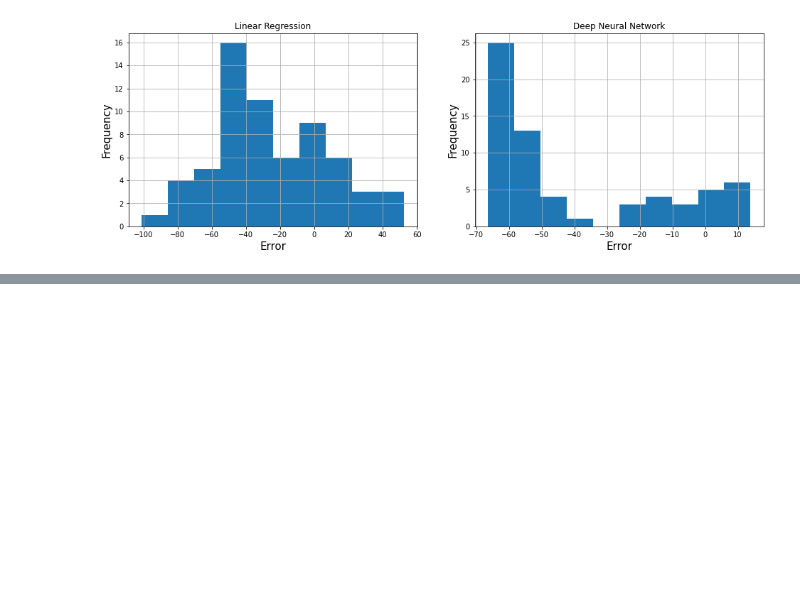
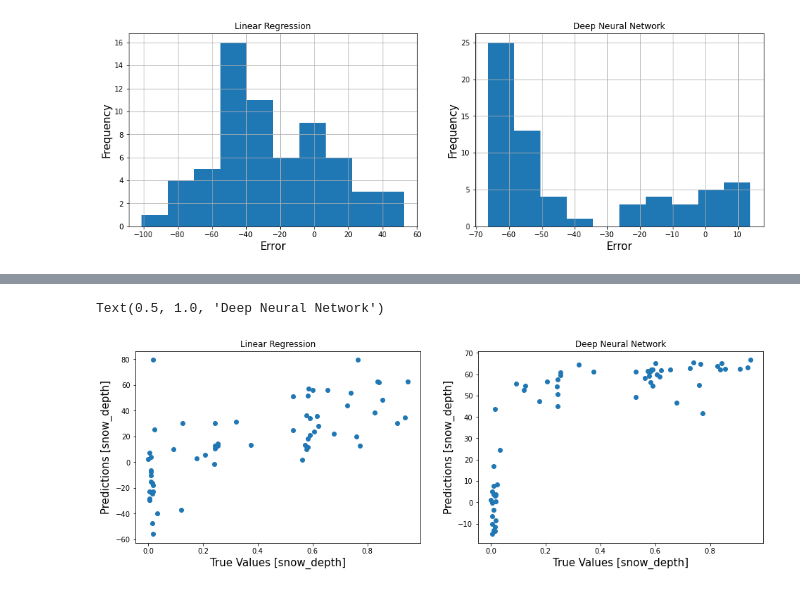
Before and after one commit to snowex-hackweek/cam-learning, a Jupyter notebook: notebooks/regression_snowdepth_camera.ipynb, the cells around one changed output, grey strips where cells are left out. Cells and saved outputs as stored; diff of their text form; code cells hidden in the pictures; blank space fills up the shorter version.

```diff
--- a/notebooks/regression_snowdepth_camera.ipynb
+++ b/notebooks/regression_snowdepth_camera.ipynb
@@ -616,0 +753,17 @@ Text(0.5, 1.0, 'Deep Neural Network')
+# %%
+fa = plt.figure(figsize=(16,5))
+plt.subplot(1,2,1)
+plt.scatter(prediction_df['Observed'],prediction_df['LR'])
+plt.xlabel('True Values [snow_depth]', fontsize=15)
+plt.ylabel('Predictions [snow_depth]', fontsize=15)
+plt.title("Linear Regression")
+
+
+plt.subplot(1,2,2)
+plt.scatter(prediction_df['Observed'],prediction_df['DNN'])
+plt.xlabel('True Values [snow_depth]', fontsize=15)
+plt.ylabel('Predictions [snow_depth]', fontsize=15)
+plt.title("Deep Neural Network")
+# %% [output]
+Text(0.5, 1.0, 'Deep Neural Network')
+[figure, added]
```
Also changed, not shown: parts of 13 cells of this notebook.
